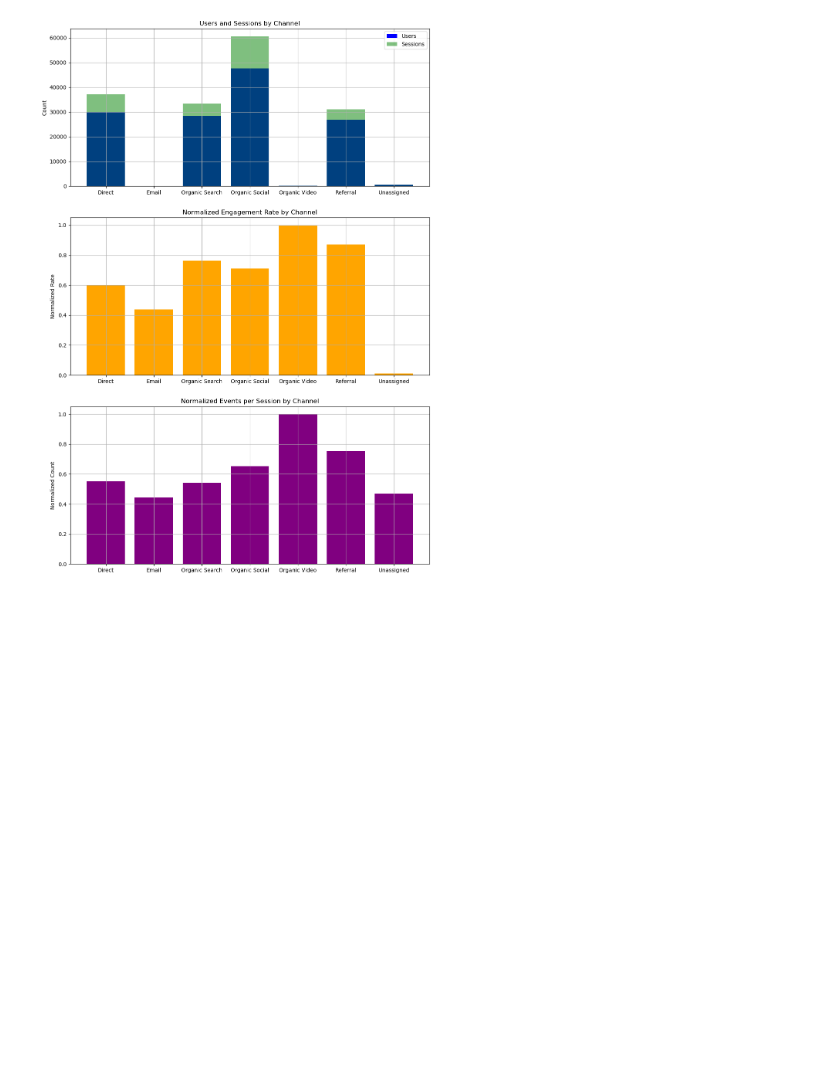
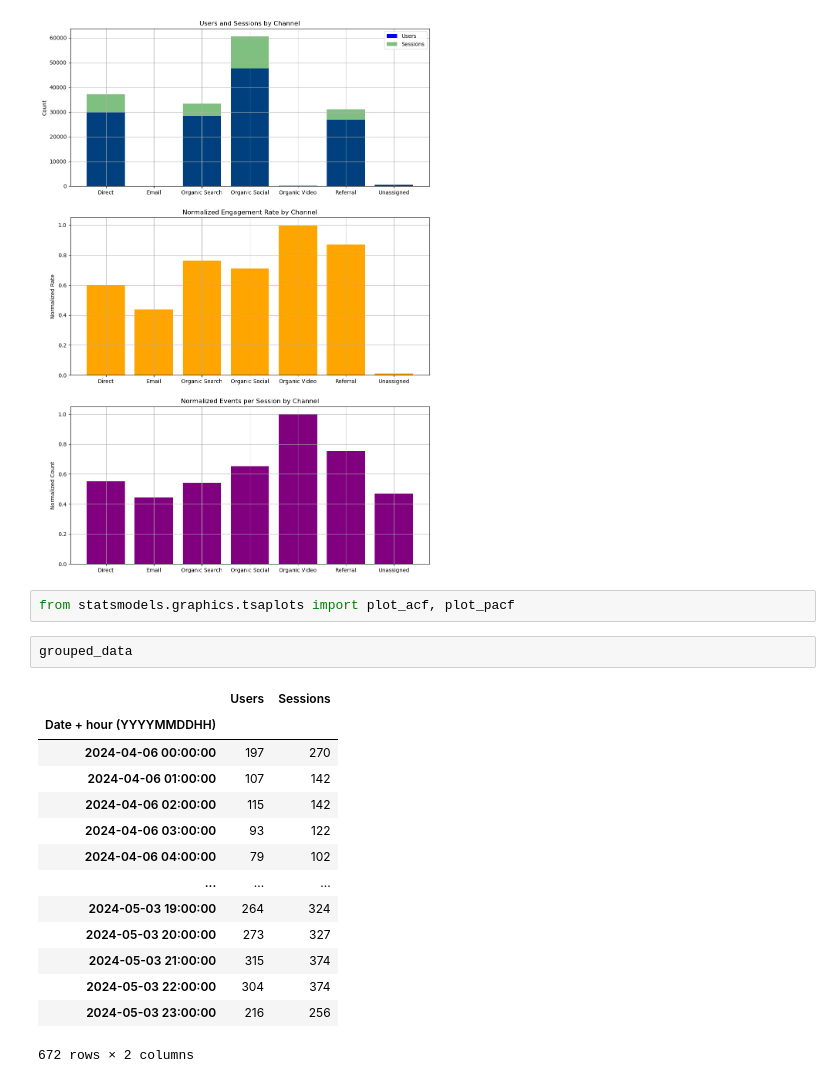
Before and after one commit to divya-manirajan/ExampleDataAnalysis, a Jupyter notebook: Website_Analylsis.ipynb, the cells around one changed output. Drawn from its saved outputs; the diff is of its cells as text; blank space fills up the shorter version.

```diff
--- a/Website_Analylsis.ipynb
+++ b/Website_Analylsis.ipynb
@@ -202,3 +202,22 @@ for a in ax:
 plt.show()
 # %% [output]
 [figure]
+# %%
+from statsmodels.graphics.tsaplots import plot_acf, plot_pacf
+# %%
+grouped_data
+# %% [output]
+|  | Users | Sessions |
+| Date + hour (YYYYMMDDHH) |  |  |
+| 2024-04-06 00:00:00 | 197 | 270 |
+| 2024-04-06 01:00:00 | 107 | 142 |
+| 2024-04-06 02:00:00 | 115 | 142 |
+| 2024-04-06 03:00:00 | 93 | 122 |
+| 2024-04-06 04:00:00 | 79 | 102 |
+| ... | ... | ... |
+| 2024-05-03 19:00:00 | 264 | 324 |
+| 2024-05-03 20:00:00 | 273 | 327 |
+| 2024-05-03 21:00:00 | 315 | 374 |
+| 2024-05-03 22:00:00 | 304 | 374 |
+| 2024-05-03 23:00:00 | 216 | 256 |
+672 rows × 2 columns
```
Also changed, not shown: parts of 1 cell of this notebook.
